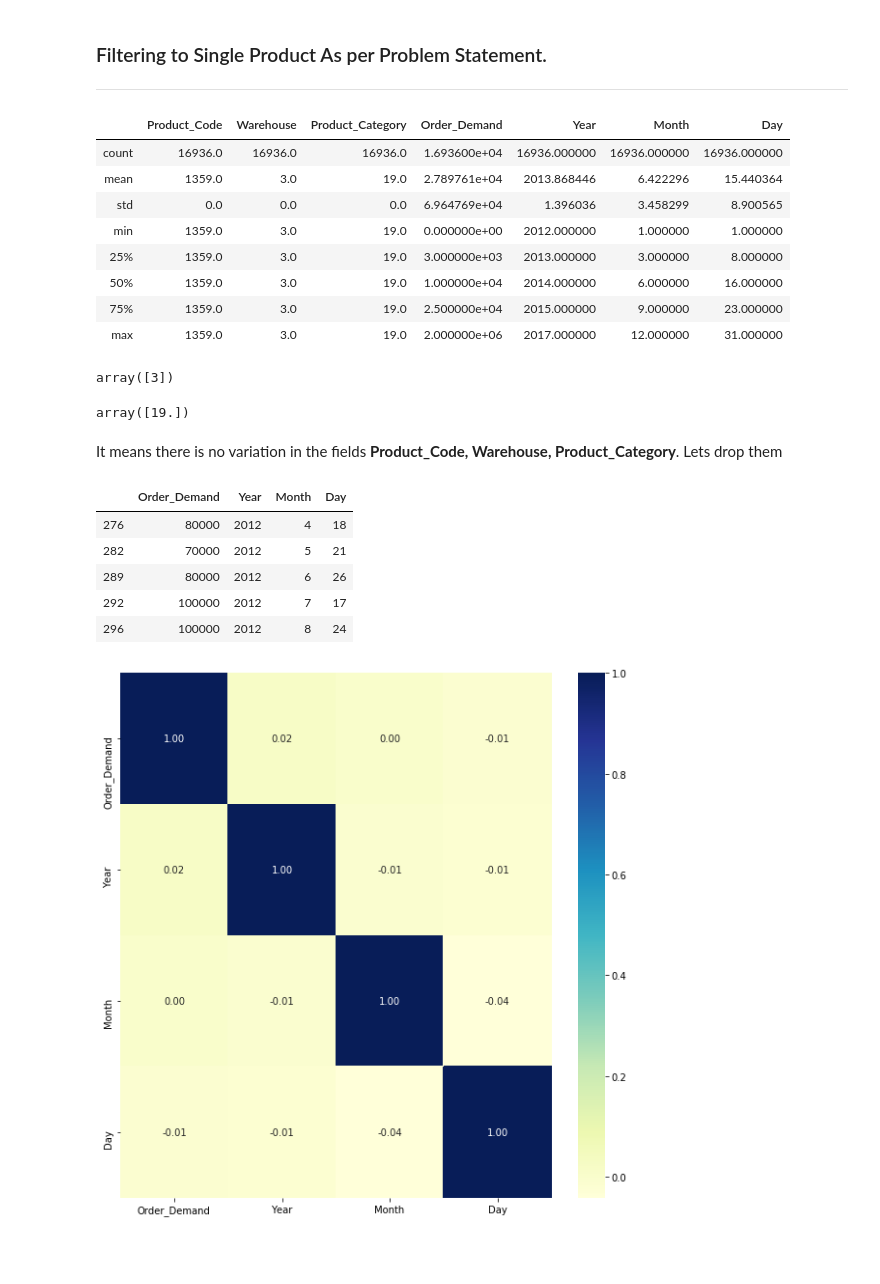
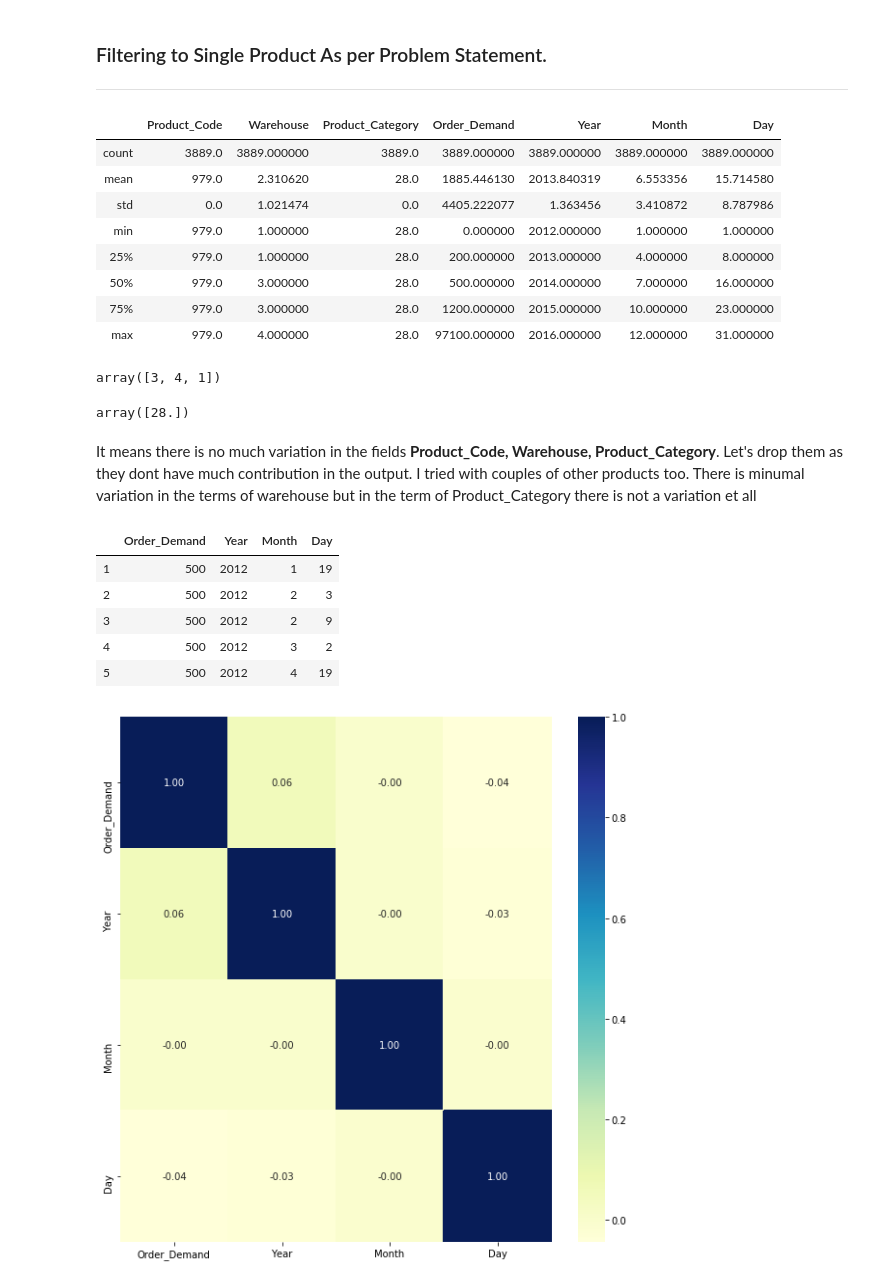
Before and after one commit to pramil-paudel/EECS-731_HW_5, a Jupyter notebook: notebooks/1.0-wwp.ipynb, the cells around one changed output. Cells and saved outputs as stored; diff of their text form; code cells hidden in the pictures; blank space fills up the shorter version.

```diff
--- a/notebooks/1.0-wwp.ipynb
+++ b/notebooks/1.0-wwp.ipynb
@@ -54,8 +56,9 @@ SK LEARN LOADED !!
 ## Loading all data in four different pandas dataframe
 ## Printing the data
 PROJECT_ROOT_DORECTORY = '~/Documents/FALL_2020/INTRO_DATASCIENCE/WEEKLY_PROJECT/week_five'
-hpd_df = pd.read_csv(PROJECT_ROOT_DORECTORY+"/data/Historical_Product_Demand.csv")
+raw_df = pd.read_csv(PROJECT_ROOT_DORECTORY+"/data/Historical_Product_Demand.csv")
 print("Product Demand data loaded in hpd_df................ ")
+hpd_df = raw_df
 hpd_df.describe()
 # %% [output]
 Product Demand data loaded in hpd_df................
@@ -299,39 +322,40 @@ plot_correlation(hpd_df)
 ### Filtering to Single Product As per Problem Statement.
 ---
 # %%
-p1359 = hpd_df[hpd_df.Product_Code==1359.0]
+hpd_df.head()
+p1359 = hpd_df[hpd_df.Product_Code== 0979.0]
 p1359.describe()
 # %% [output]
 |  | Product_Code | Warehouse | Product_Category | Order_Demand | Year | Month | Day |
-| count | 16936.0 | 16936.0 | 16936.0 | 1.693600e+04 | 16936.000000 | 16936.000000 | 16936.000000 |
-| mean | 1359.0 | 3.0 | 19.0 | 2.789761e+04 | 2013.868446 | 6.422296 | 15.440364 |
-| std | 0.0 | 0.0 | 0.0 | 6.964769e+04 | 1.396036 | 3.458299 | 8.900565 |
-| min | 1359.0 | 3.0 | 19.0 | 0.000000e+00 | 2012.000000 | 1.000000 | 1.000000 |
-| 25% | 1359.0 | 3.0 | 19.0 | 3.000000e+03 | 2013.000000 | 3.000000 | 8.000000 |
-| 50% | 1359.0 | 3.0 | 19.0 | 1.000000e+04 | 2014.000000 | 6.000000 | 16.000000 |
-| 75% | 1359.0 | 3.0 | 19.0 | 2.500000e+04 | 2015.000000 | 9.000000 | 23.000000 |
-| max | 1359.0 | 3.0 | 19.0 | 2.000000e+06 | 2017.000000 | 12.000000 | 31.000000 |
+| count | 3889.0 | 3889.000000 | 3889.0 | 3889.000000 | 3889.000000 | 3889.000000 | 3889.000000 |
+| mean | 979.0 | 2.310620 | 28.0 | 1885.446130 | 2013.840319 | 6.553356 | 15.714580 |
+| std | 0.0 | 1.021474 | 0.0 | 4405.222077 | 1.363456 | 3.410872 | 8.787986 |
+| min | 979.0 | 1.000000 | 28.0 | 0.000000 | 2012.000000 | 1.000000 | 1.000000 |
+| 25% | 979.0 | 1.000000 | 28.0 | 200.000000 | 2013.000000 | 4.000000 | 8.000000 |
+| 50% | 979.0 | 3.000000 | 28.0 | 500.000000 | 2014.000000 | 7.000000 | 16.000000 |
+| 75% | 979.0 | 3.000000 | 28.0 | 1200.000000 | 2015.000000 | 10.000000 | 23.000000 |
+| max | 979.0 | 4.000000 | 28.0 | 97100.000000 | 2016.000000 | 12.000000 | 31.000000 |
 # %%
 p1359.Warehouse.unique()
 # %% [output]
-array([3])
+array([3, 4, 1])
 # %%
 p1359.Product_Category.unique()
 # %% [output]
-array([19.])
+array([28.])
-# %% [markdown]
-It means there is no variation in the fields **Product_Code, Warehouse, Product_Category**. Lets drop them
+# %% [markdown]
+It means there is no much variation in the fields **Product_Code, Warehouse, Product_Category**. Let's drop them as they dont have much contribution in the output. I tried with couples of other products too. There is minumal variation in the terms of warehouse but in the term of Product_Category there is not a variation et all
 # %%
 cols = ['Order_Demand','Year','Month','Day']
 p1359 = p1359.filter(items = cols).astype(int)
 p1359.head()
 # %% [output]
 |  | Order_Demand | Year | Month | Day |
-| 276 | 80000 | 2012 | 4 | 18 |
-| 282 | 70000 | 2012 | 5 | 21 |
-| 289 | 80000 | 2012 | 6 | 26 |
-| 292 | 100000 | 2012 | 7 | 17 |
-| 296 | 100000 | 2012 | 8 | 24 |
+| 1 | 500 | 2012 | 1 | 19 |
+| 2 | 500 | 2012 | 2 | 3 |
+| 3 | 500 | 2012 | 2 | 9 |
+| 4 | 500 | 2012 | 3 | 2 |
+| 5 | 500 | 2012 | 4 | 19 |
 # %%
 plot_correlation(p1359)
 # %% [output]
```
Also changed, not shown: parts of 33 cells of this notebook.
